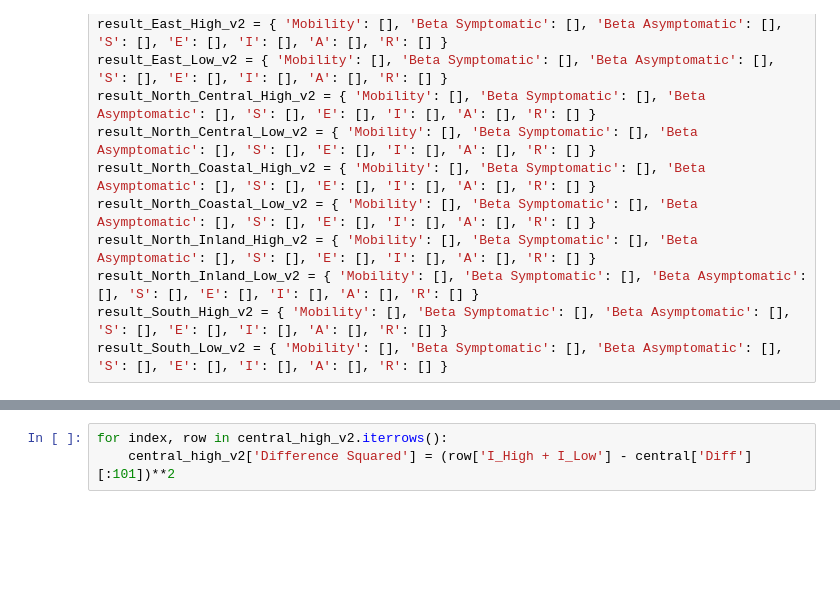
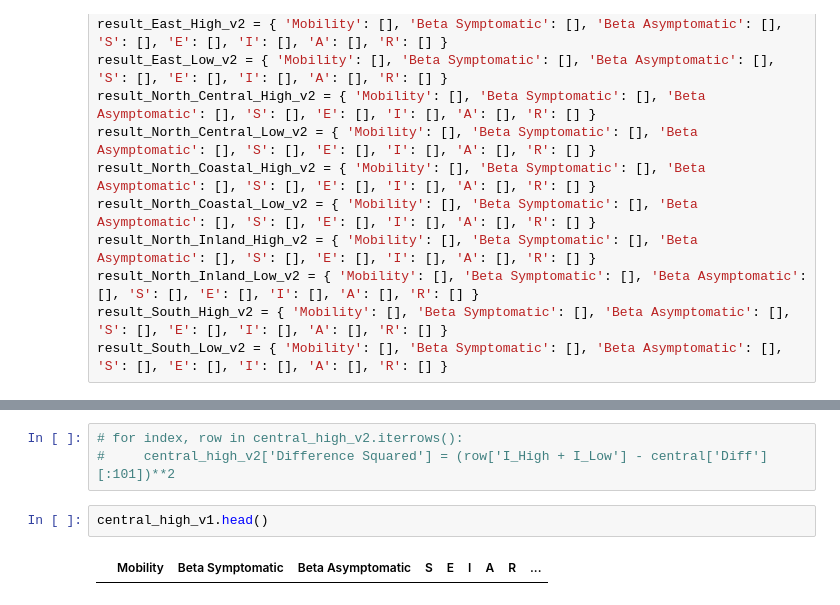
Before and after one commit to kazi0302/COVID-19-Modeling-and-Parameter-Fitting, a Jupyter notebook: Monte Carlo Simulation/MC_simulator.ipynb, the cells around one changed output, grey strips where cells are left out. Drawn from its saved outputs; the diff is of its cells as text; blank space fills up the shorter version.

```diff
--- a/Monte Carlo Simulation/MC_simulator.ipynb
+++ b/Monte Carlo Simulation/MC_simulator.ipynb
@@ -739,6 +653,10 @@ for index, row in central_high_v1.iterrows():
 # %%
-for index, row in central_high_v2.iterrows():
-    central_high_v2['Difference Squared'] = (row['I_High + I_Low'] - central['Diff'][:101])**2
+# for index, row in central_high_v2.iterrows():
+#     central_high_v2['Difference Squared'] = (row['I_High + I_Low'] - central['Diff'][:101])**2
+# %%
+central_high_v1.head()
+# %% [output]
+|  | Mobility | Beta Symptomatic | Beta Asymptomatic | S | E | I | A | R | ... |
 # %%
 central_high_v1.loc[central_high_v1['Difference Squared'] == central_high_v1['Difference Squared'].min()]
 # %% [output]
```
Also changed, not shown: parts of 21 cells of this notebook, 3 other files.
